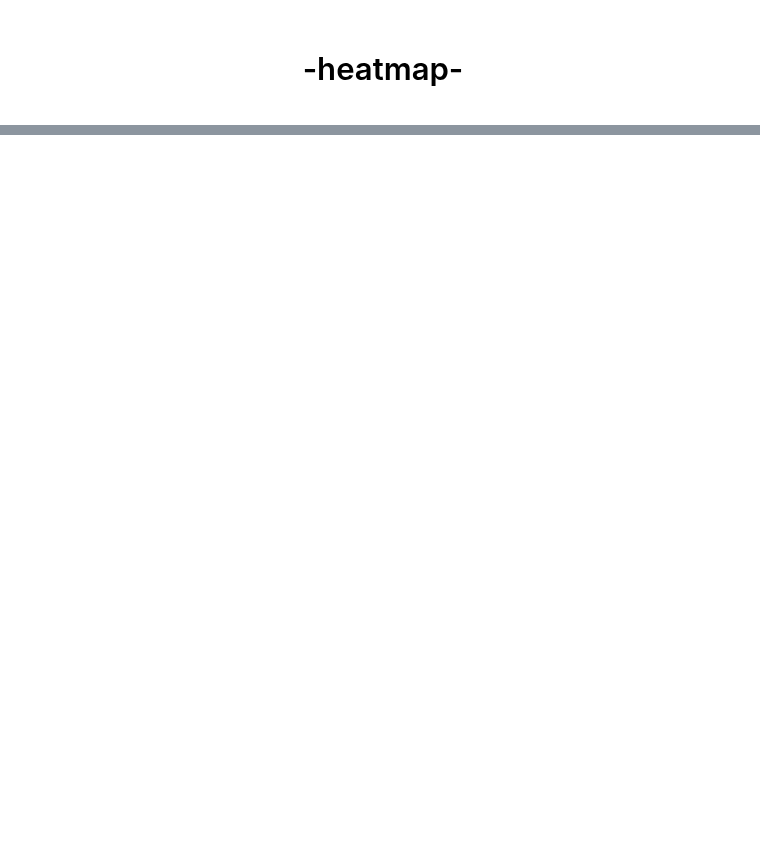
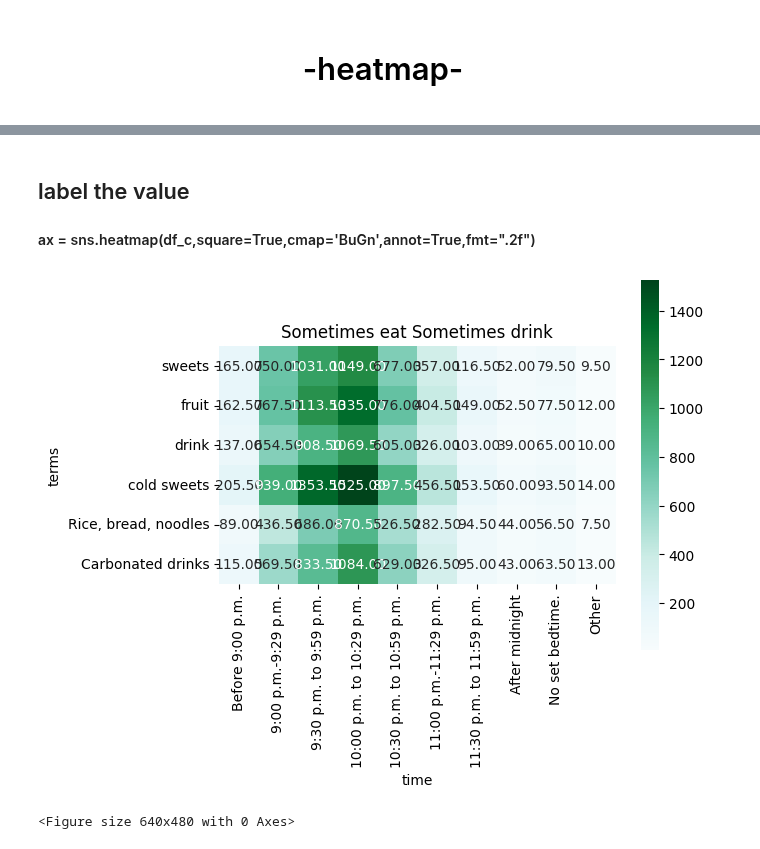
Before and after one commit to riicon72/kaggle, a Jupyter notebook: notebook_eda/eda-sleepingtime.ipynb, the cells around one changed output, grey strips where cells are left out. Drawn from its saved outputs; the diff is of its cells as text; code cells hidden in the pictures; blank space fills up the shorter version.

```diff
--- a/notebook_eda/eda-sleepingtime.ipynb
+++ b/notebook_eda/eda-sleepingtime.ipynb
@@ -136,0 +90,18 @@ plt.show()
+# %% [markdown]
+##  label the value
+####  ax = sns.heatmap(df_c,square=True,cmap='BuGn',annot=True,fmt=".2f")
+# %%
+flights = pd.pivot_table(df, index='terms', columns='time', values= 'Sometimes eat Sometimes drink')
+df_list = []
+df_flights = pd.DataFrame(flights)
+df_list.append(df_flights)
+
+for df_c in df_list:
+    df_c = df_c.sort_index(axis=0, ascending=False, inplace=False)
+    df_c = df_c.loc[:, ['Before 9:00 p.m.', '9:00 p.m.-9:29 p.m.', '9:30 p.m. to 9:59 p.m.','10:00 p.m. to 10:29 p.m.','10:30 p.m. to 10:59 p.m.','11:00 p.m.-11:29 p.m.','11:30 p.m. to 11:59 p.m.','After midnight','No set bedtime.','Other']]
+    ax = sns.heatmap(df_c,square=True,cmap='BuGn',annot=True,fmt=".2f")
+    ax.set_title('Sometimes eat Sometimes drink')
+    plt.figure()
+# %% [output]
+[figure, added]
+<Figure size 640x480 with 0 Axes>
```
Also changed, not shown: parts of 17 cells of this notebook.
